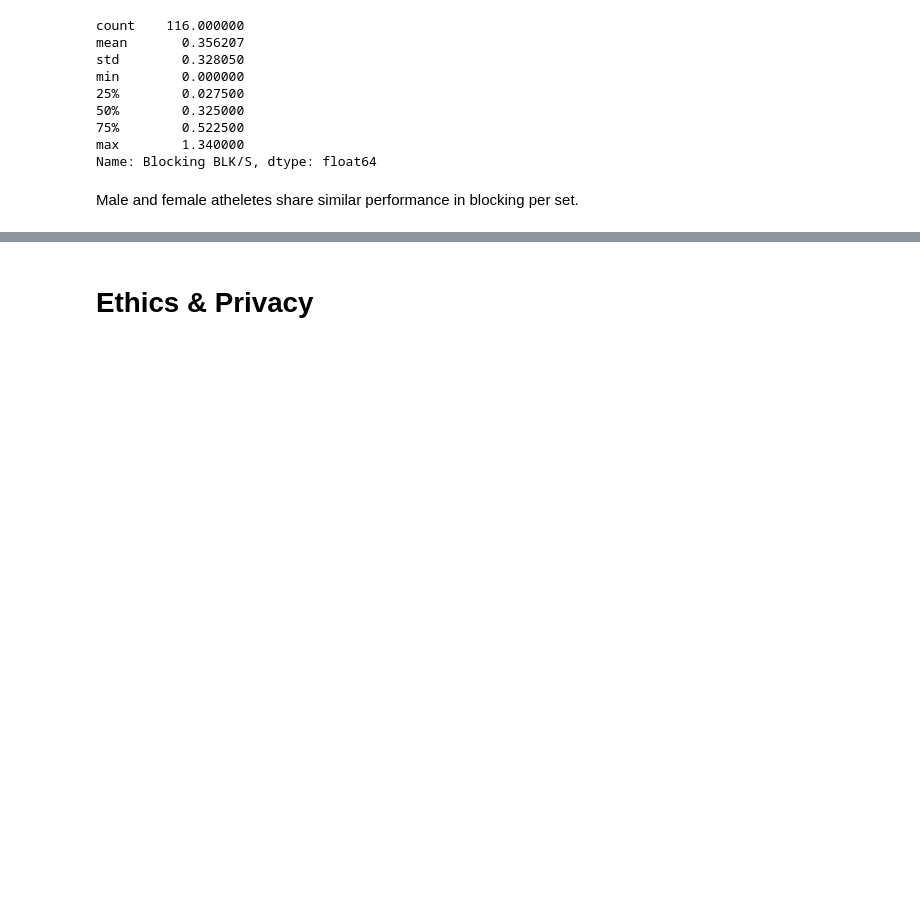
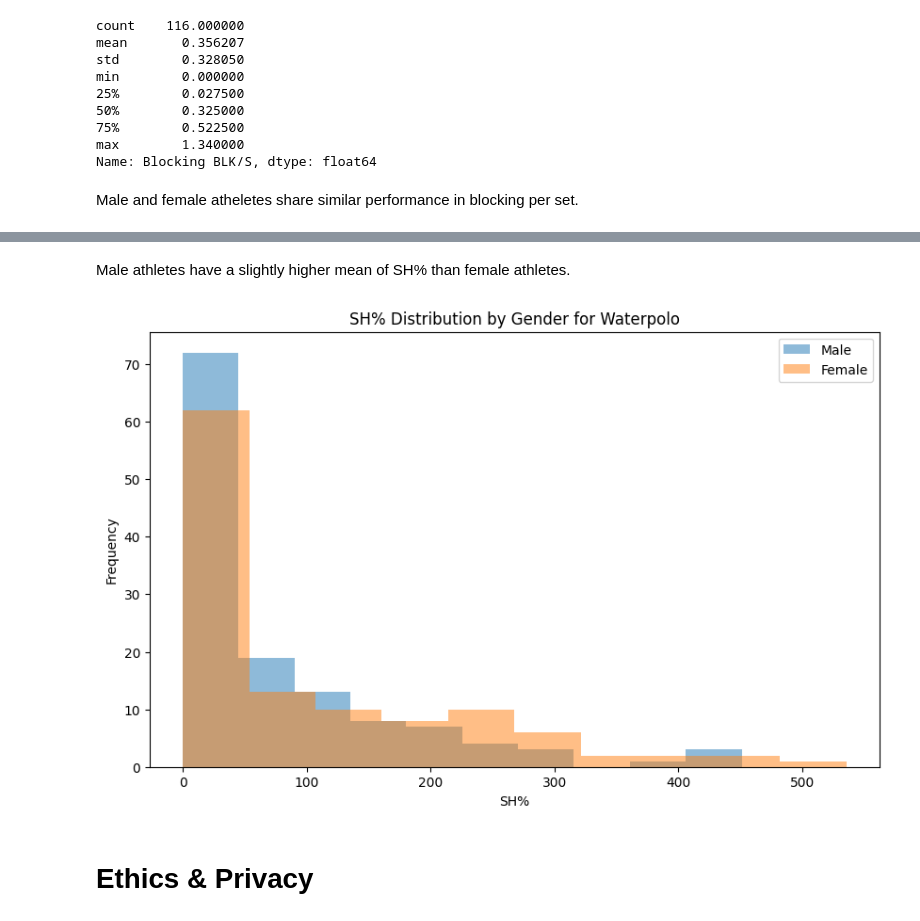
Before and after one commit to COGS108/Group133_WI24, a Jupyter notebook: EDACheckpoint_Group133_WI24.ipynb, the cells around one changed output, grey strips where cells are left out. Cells and saved outputs as stored; diff of their text form; code cells hidden in the pictures; blank space fills up the shorter version.

```diff
--- a/EDACheckpoint_Group133_WI24.ipynb
+++ b/EDACheckpoint_Group133_WI24.ipynb
@@ -711,3 +802,23 @@ Some more words and stuff.  Remember notebooks work best if you interleave the c
+# %% [markdown]
+Male athletes have a slightly higher mean of SH% than female athletes.
+# %%
+male_SH = waterpolo[waterpolo['Gender'] == 'M']['SH%']
+female_SH = waterpolo[waterpolo['Gender'] == 'F']['SH%']
+
+# Plot histograms
+plt.figure(figsize=(10, 6))
+
+plt.hist(male_pts, alpha=0.5, label='Male')
+plt.hist(female_pts, alpha=0.5, label='Female')
+
+plt.title('SH% Distribution by Gender for Waterpolo')
+plt.xlabel('SH%')
+plt.ylabel('Frequency')
+plt.legend()
+
+plt.show()
+# %% [output]
+[figure, added]
 # %% [markdown]
 # Ethics & Privacy
 # %% [markdown]
```
Also changed, not shown: parts of 14 cells of this notebook.
